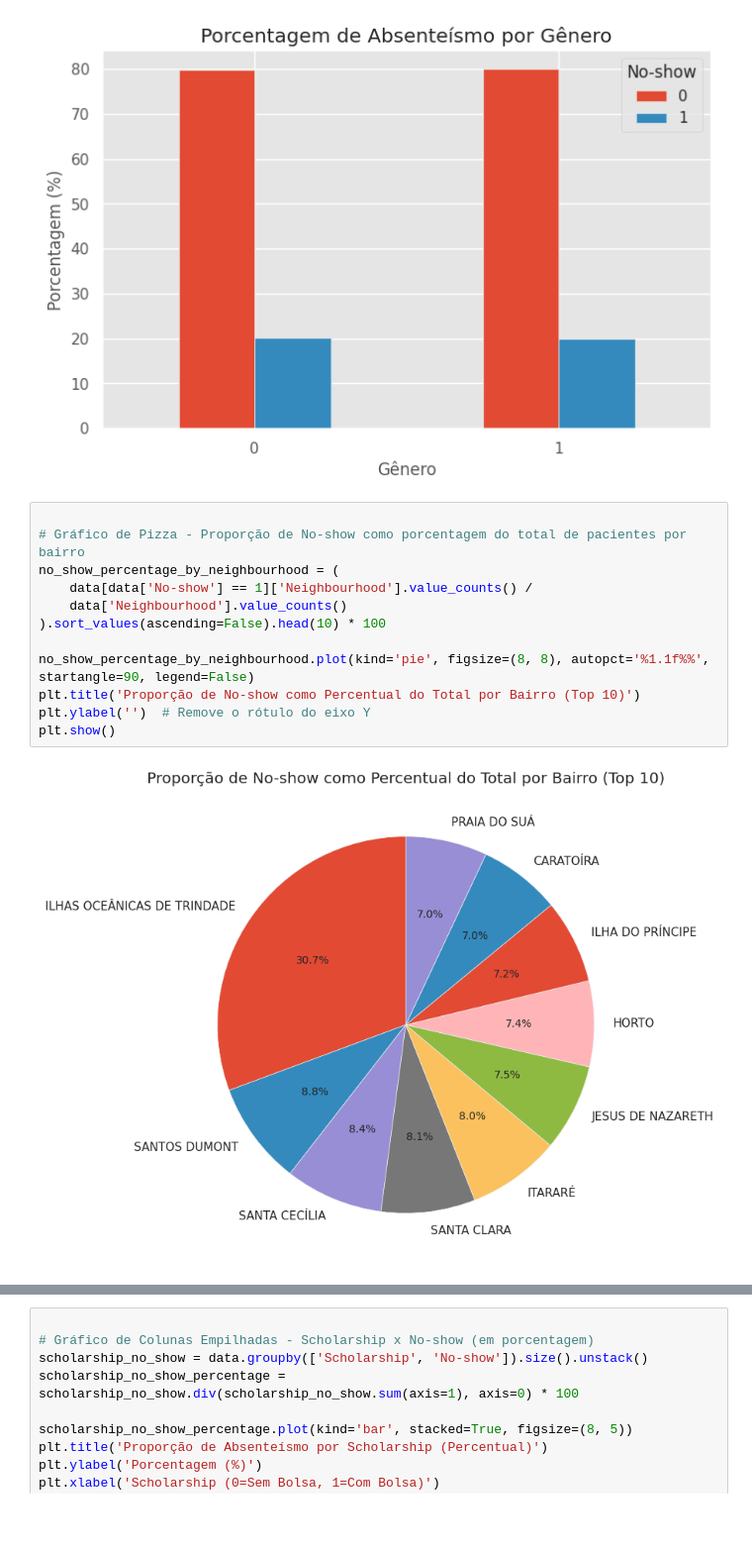
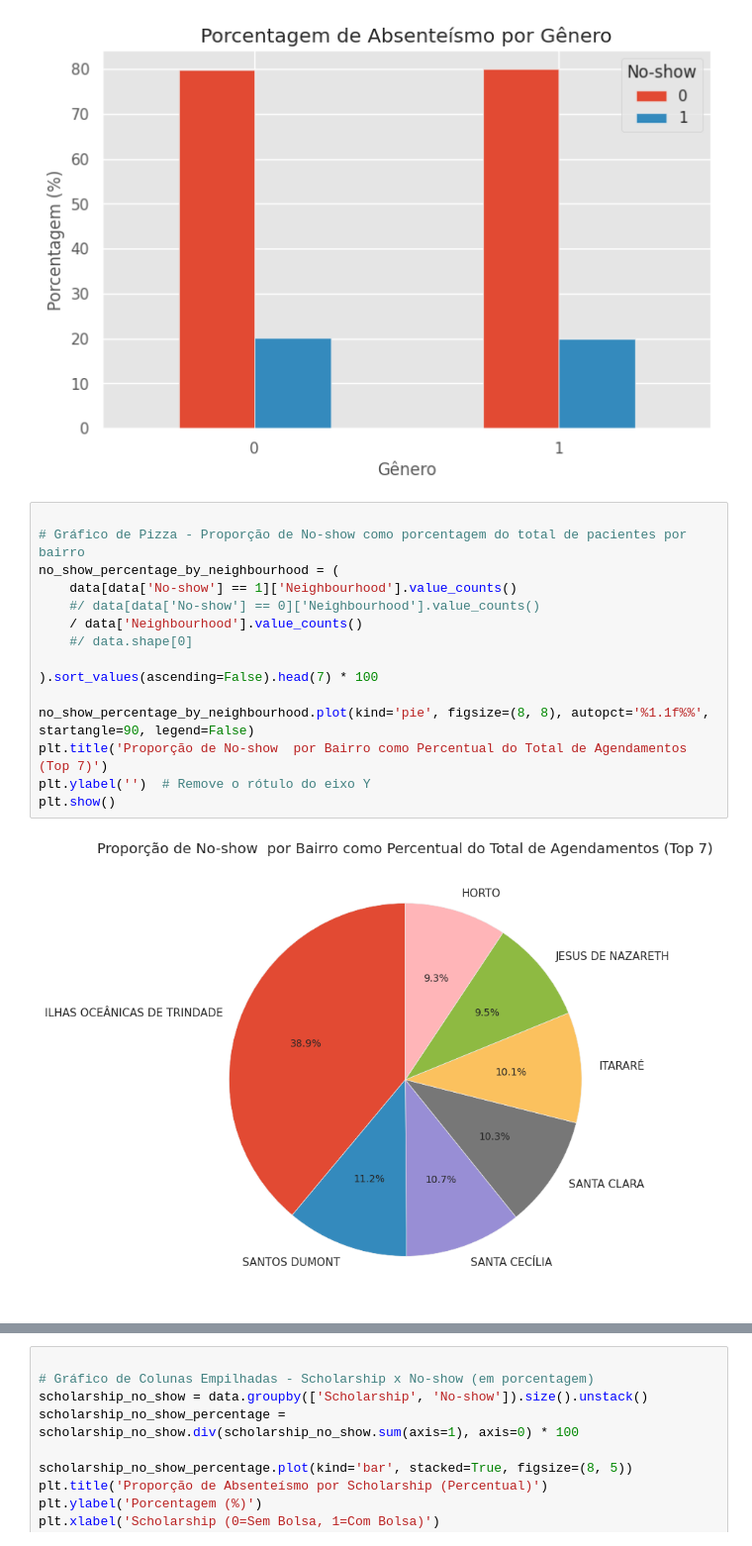
Before and after one commit to eddorileo/saudeDigital, a Jupyter notebook: src/AnaliseExploratoriaDados.ipynb, the cells around one changed output, grey strips where cells are left out. Shown at 99% size. Cells and saved outputs as stored; diff of their text form; blank space fills up the shorter version.

```diff
--- a/src/AnaliseExploratoriaDados.ipynb
+++ b/src/AnaliseExploratoriaDados.ipynb
@@ -406,17 +406,20 @@ plt.show()
 # %%
 
 # Gráfico de Pizza - Proporção de No-show como porcentagem do total de pacientes por bairro
 no_show_percentage_by_neighbourhood = (
-    data[data['No-show'] == 1]['Neighbourhood'].value_counts() /
-    data['Neighbourhood'].value_counts()
-).sort_values(ascending=False).head(10) * 100
+    data[data['No-show'] == 1]['Neighbourhood'].value_counts()
+    #/ data[data['No-show'] == 0]['Neighbourhood'].value_counts()
+    / data['Neighbourhood'].value_counts()
+    #/ data.shape[0]
+
+).sort_values(ascending=False).head(7) * 100
 
 no_show_percentage_by_neighbourhood.plot(kind='pie', figsize=(8, 8), autopct='%1.1f%%', startangle=90, legend=False)
-plt.title('Proporção de No-show como Percentual do Total por Bairro (Top 10)')
+plt.title('Proporção de No-show  por Bairro como Percentual do Total de Agendamentos (Top 7)')
 plt.ylabel('')  # Remove o rótulo do eixo Y
 plt.show()
 # %% [output]
-[figure, old version]
+[figure, new version]
 # %%
 import matplotlib.pyplot as plt
 
```
Also changed, not shown: parts of 1 cell of this notebook.
